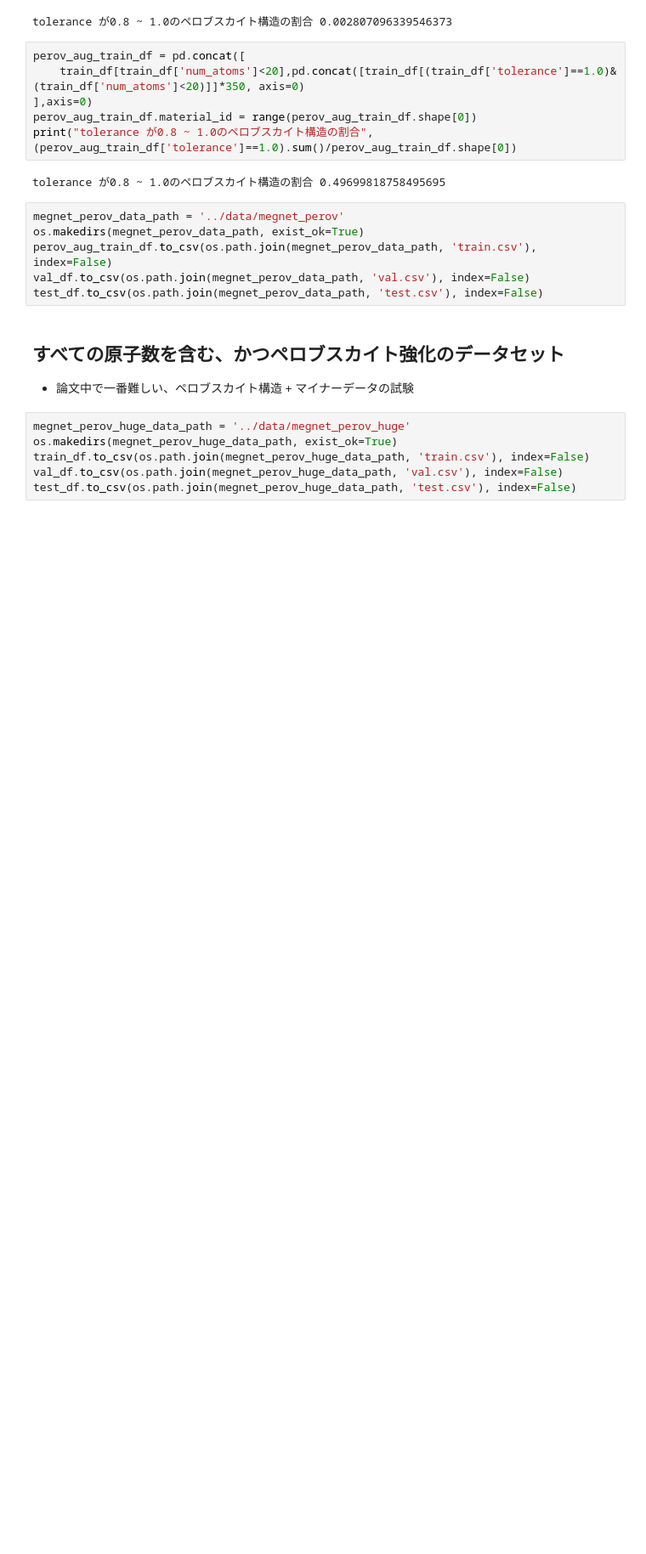
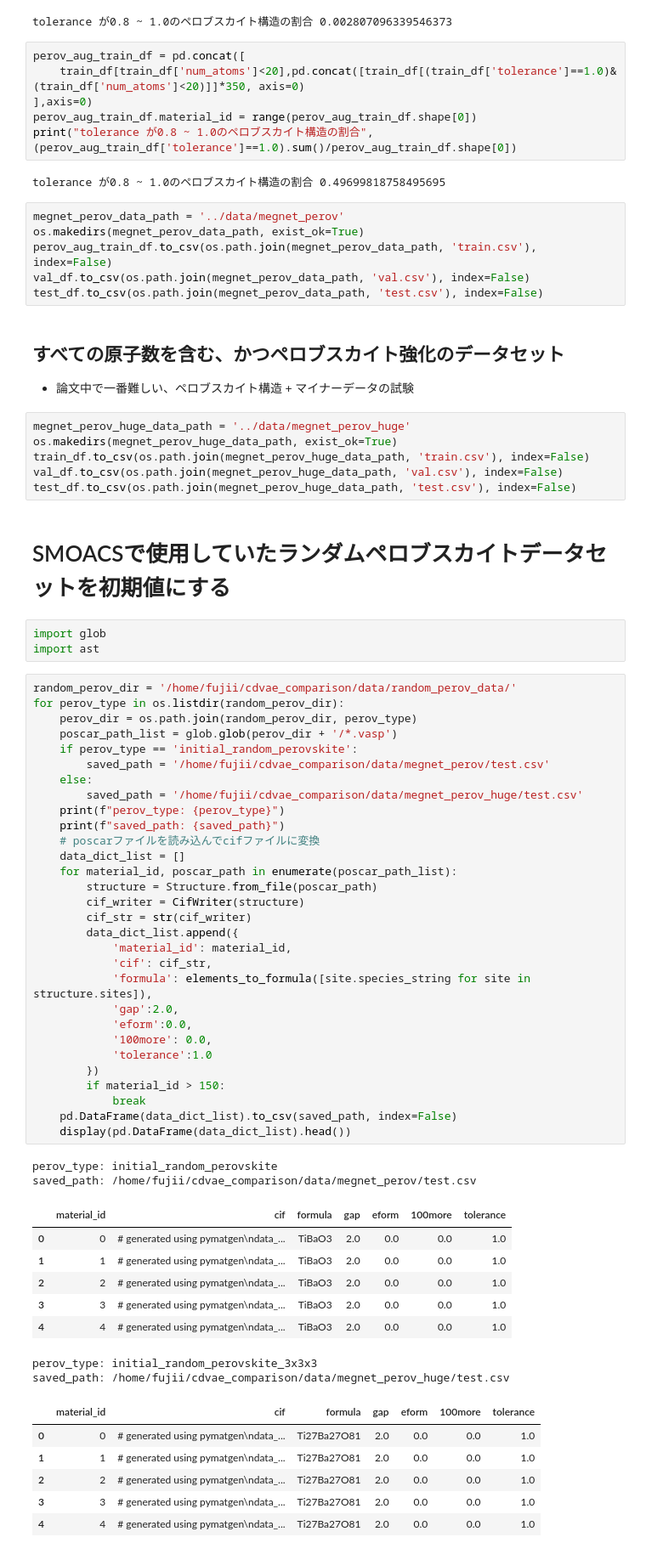
Before and after one commit to AkiraTOSEI/cdvae_comparison, a Jupyter notebook: notebooks/dataset_criation.ipynb, the cells around one changed output. Shown at 85% size. Drawn from its saved outputs; the diff is of its cells as text; blank space fills up the shorter version.

Commit message:
perovskite用のテストデータ作成

```diff
--- a/notebooks/dataset_criation.ipynb
+++ b/notebooks/dataset_criation.ipynb
@@ -421,3 +421,55 @@ os.makedirs(megnet_perov_huge_data_path, exist_ok=True)
 train_df.to_csv(os.path.join(megnet_perov_huge_data_path, 'train.csv'), index=False)
 val_df.to_csv(os.path.join(megnet_perov_huge_data_path, 'val.csv'), index=False)
 test_df.to_csv(os.path.join(megnet_perov_huge_data_path, 'test.csv'), index=False)
+# %% [markdown]
+# SMOACSで使用していたランダムペロブスカイトデータセットを初期値にする
+# %%
+import glob
+import ast
+# %%
+random_perov_dir = '/home/fujii/cdvae_comparison/data/random_perov_data/'
+for perov_type in os.listdir(random_perov_dir):
+    perov_dir = os.path.join(random_perov_dir, perov_type)
+    poscar_path_list = glob.glob(perov_dir + '/*.vasp')
+    if perov_type == 'initial_random_perovskite':
+        saved_path = '/home/fujii/cdvae_comparison/data/megnet_perov/test.csv'
+    else:
+        saved_path = '/home/fujii/cdvae_comparison/data/megnet_perov_huge/test.csv'
+    print(f"perov_type: {perov_type}")
+    print(f"saved_path: {saved_path}")
+    # poscarファイルを読み込んでcifファイルに変換
+    data_dict_list = []
+    for material_id, poscar_path in enumerate(poscar_path_list):
+        structure = Structure.from_file(poscar_path)
+        cif_writer = CifWriter(structure)
+        cif_str = str(cif_writer)
+        data_dict_list.append({
+            'material_id': material_id,
+            'cif': cif_str,
+            'formula': elements_to_formula([site.species_string for site in structure.sites]),
+            'gap':2.0,
+            'eform':0.0,
+            '100more': 0.0,
+            'tolerance':1.0
+        })
+        if material_id > 150:
+            break
+    pd.DataFrame(data_dict_list).to_csv(saved_path, index=False)
+    display(pd.DataFrame(data_dict_list).head())
+# %% [output]
+perov_type: initial_random_perovskite
+saved_path: /home/fujii/cdvae_comparison/data/megnet_perov/test.csv
+|  | material_id | cif | formula | gap | eform | 100more | tolerance |
+| 0 | 0 | # generated using pymatgen\ndata_... | TiBaO3 | 2.0 | 0.0 | 0.0 | 1.0 |
+| 1 | 1 | # generated using pymatgen\ndata_... | TiBaO3 | 2.0 | 0.0 | 0.0 | 1.0 |
+| 2 | 2 | # generated using pymatgen\ndata_... | TiBaO3 | 2.0 | 0.0 | 0.0 | 1.0 |
+| 3 | 3 | # generated using pymatgen\ndata_... | TiBaO3 | 2.0 | 0.0 | 0.0 | 1.0 |
+| 4 | 4 | # generated using pymatgen\ndata_... | TiBaO3 | 2.0 | 0.0 | 0.0 | 1.0 |
+perov_type: initial_random_perovskite_3x3x3
+saved_path: /home/fujii/cdvae_comparison/data/megnet_perov_huge/test.csv
+|  | material_id | cif | formula | gap | eform | 100more | tolerance |
+| 0 | 0 | # generated using pymatgen\ndata_... | Ti27Ba27O81 | 2.0 | 0.0 | 0.0 | 1.0 |
+| 1 | 1 | # generated using pymatgen\ndata_... | Ti27Ba27O81 | 2.0 | 0.0 | 0.0 | 1.0 |
+| 2 | 2 | # generated using pymatgen\ndata_... | Ti27Ba27O81 | 2.0 | 0.0 | 0.0 | 1.0 |
+| 3 | 3 | # generated using pymatgen\ndata_... | Ti27Ba27O81 | 2.0 | 0.0 | 0.0 | 1.0 |
+| 4 | 4 | # generated using pymatgen\ndata_... | Ti27Ba27O81 | 2.0 | 0.0 | 0.0 | 1.0 |
```
Also changed, not shown: parts of 5 cells of this notebook.
